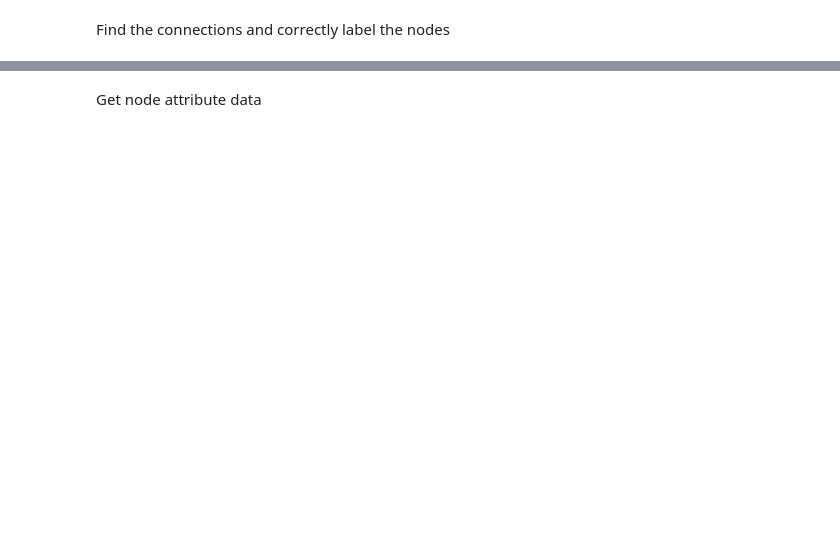
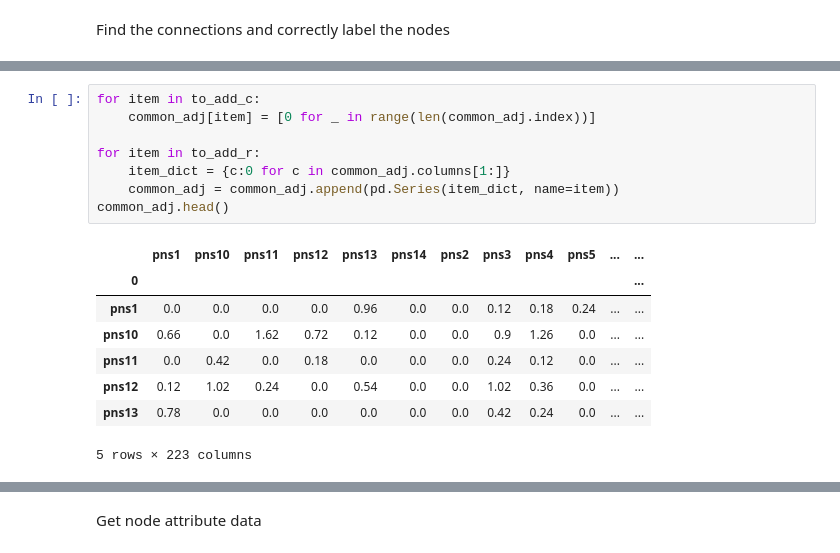
Before and after one commit to neurodata/connectocross, a Jupyter notebook: ciona_data/pull_ciona_data_interactive.ipynb, the cells around one changed output, grey strips where cells are left out. Cells and saved outputs as stored; diff of their text form; blank space fills up the shorter version.

```diff
--- a/ciona_data/pull_ciona_data_interactive.ipynb
+++ b/ciona_data/pull_ciona_data_interactive.ipynb
@@ -71,0 +97,17 @@ got adj to nx
+# %%
+for item in to_add_c:
+    common_adj[item] = [0 for _ in range(len(common_adj.index))]
+
+for item in to_add_r:
+    item_dict = {c:0 for c in common_adj.columns[1:]}
+    common_adj = common_adj.append(pd.Series(item_dict, name=item))
+common_adj.head()
+# %% [output]
+|  | pns1 | pns10 | pns11 | pns12 | pns13 | pns14 | pns2 | pns3 | pns4 | pns5 | ... | ... |
+| 0 |  |  |  |  |  |  |  |  |  |  |  | ... |
+| pns1 | 0.0 | 0.0 | 0.0 | 0.0 | 0.96 | 0.0 | 0.0 | 0.12 | 0.18 | 0.24 | ... | ... |
+| pns10 | 0.66 | 0.0 | 1.62 | 0.72 | 0.12 | 0.0 | 0.0 | 0.9 | 1.26 | 0.0 | ... | ... |
+| pns11 | 0.0 | 0.42 | 0.0 | 0.18 | 0.0 | 0.0 | 0.0 | 0.24 | 0.12 | 0.0 | ... | ... |
+| pns12 | 0.12 | 1.02 | 0.24 | 0.0 | 0.54 | 0.0 | 0.0 | 1.02 | 0.36 | 0.0 | ... | ... |
+| pns13 | 0.78 | 0.0 | 0.0 | 0.0 | 0.0 | 0.0 | 0.0 | 0.42 | 0.24 | 0.0 | ... | ... |
+5 rows × 223 columns
```
Also changed, not shown: parts of 11 cells of this notebook, 2 other files.
